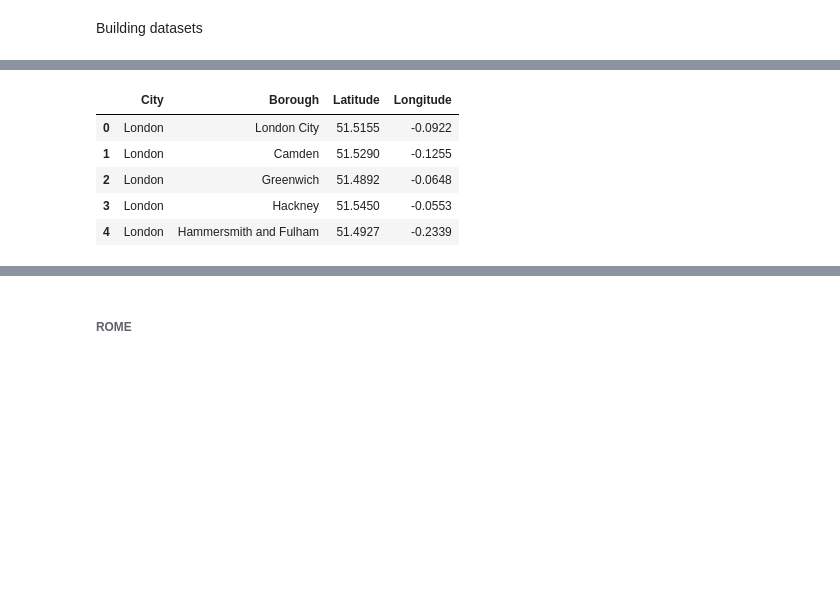
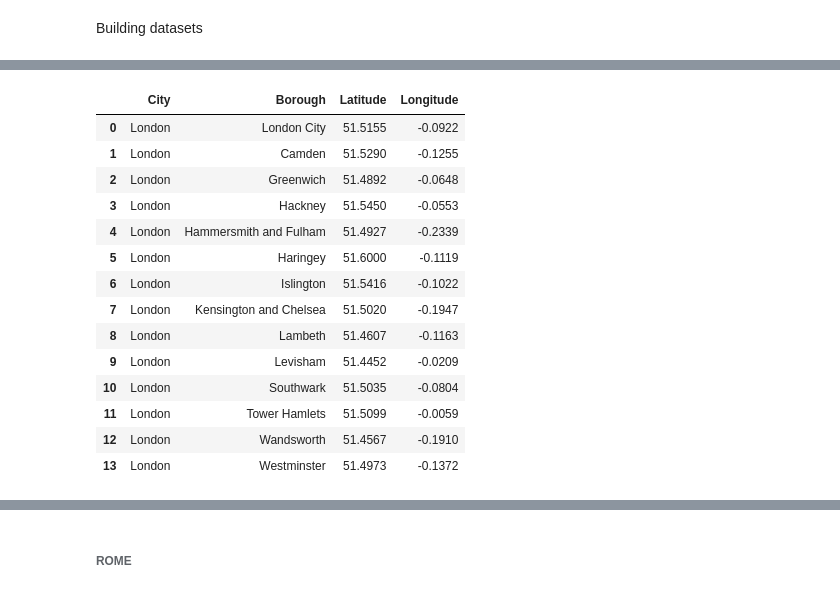
Before and after one commit to MJONCHERES/Capstone-week-3, a Jupyter notebook: Capstone week 5 draft.ipynb, the cells around one changed output, grey strips where cells are left out. Cells and saved outputs as stored; diff of their text form; code cells hidden in the pictures; blank space fills up the shorter version.

```diff
--- a/Capstone week 5 draft.ipynb
+++ b/Capstone week 5 draft.ipynb
@@ -74,32 +98,47 @@ paris_df.head()
 # %%
+{
+    "tags": [
+        "remove-input",
+    ]
+}
+
 # list of lists
 list_of_lists = [
     ['London', 'London City', 51.5155,-0.0922],
     ['London', 'Camden', 51.5290, -0.1255],
     ['London', 'Greenwich', 51.4892, -0.0648],
     ['London', 'Hackney', 51.5450, -0.0553],
     ['London', 'Hammersmith and Fulham', 51.4927, -0.2339],
     ['London', 'Haringey', 51.60, -0.1119],
     ['London', 'Islington', 51.5416, -0.1022],
     ['London', 'Kensington and Chelsea', 51.5020, -0.1947],
     ['London', 'Lambeth', 51.4607, -0.1163],
     ['London', 'Levisham', 51.4452, -0.0209],
     ['London', 'Southwark', 51.5035, -0.0804],
     ['London', 'Tower Hamlets', 51.5099, -0.0059],
     ['London', 'Wandsworth', 51.4567, -0.1910],
     ['London', 'Westminster', 51.4973, -0.1372],
 ]
 
 # columns
 columns = ['City', 'Borough', 'Latitude', 'Longitude']
 
 London_df=pd.DataFrame(list_of_lists, columns=columns)
-London_df.head()
+London_df.head(20)
 # %% [output]
 |  | City | Borough | Latitude | Longitude |
 | 0 | London | London City | 51.5155 | -0.0922 |
 | 1 | London | Camden | 51.5290 | -0.1255 |
 | 2 | London | Greenwich | 51.4892 | -0.0648 |
 | 3 | London | Hackney | 51.5450 | -0.0553 |
 | 4 | London | Hammersmith and Fulham | 51.4927 | -0.2339 |
+| 5 | London | Haringey | 51.6000 | -0.1119 |
+| 6 | London | Islington | 51.5416 | -0.1022 |
+| 7 | London | Kensington and Chelsea | 51.5020 | -0.1947 |
+| 8 | London | Lambeth | 51.4607 | -0.1163 |
+| 9 | London | Levisham | 51.4452 | -0.0209 |
+| 10 | London | Southwark | 51.5035 | -0.0804 |
+| 11 | London | Tower Hamlets | 51.5099 | -0.0059 |
+| 12 | London | Wandsworth | 51.4567 | -0.1910 |
+| 13 | London | Westminster | 51.4973 | -0.1372 |
 # %%
```
Also changed, not shown: parts of 112 cells of this notebook.
